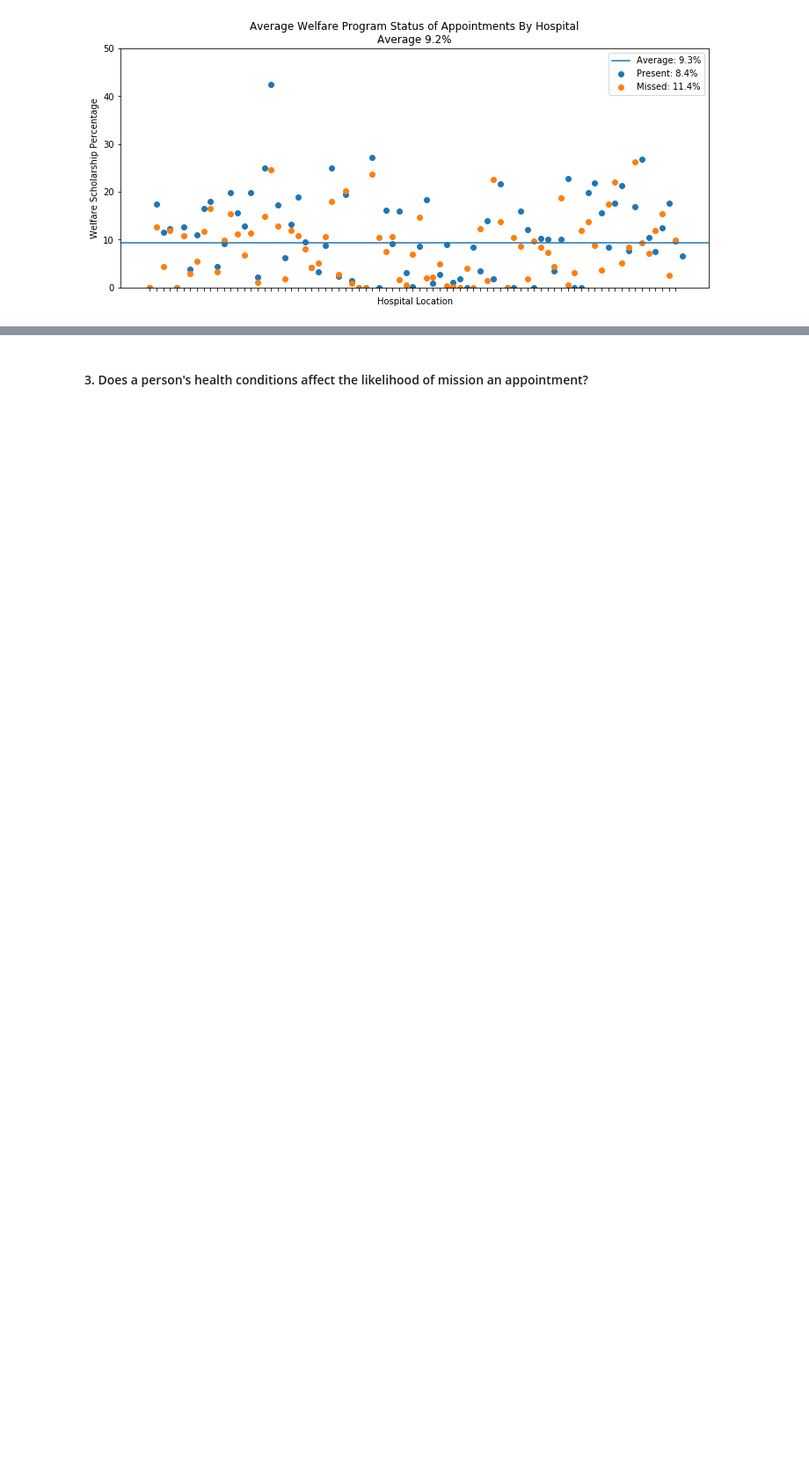
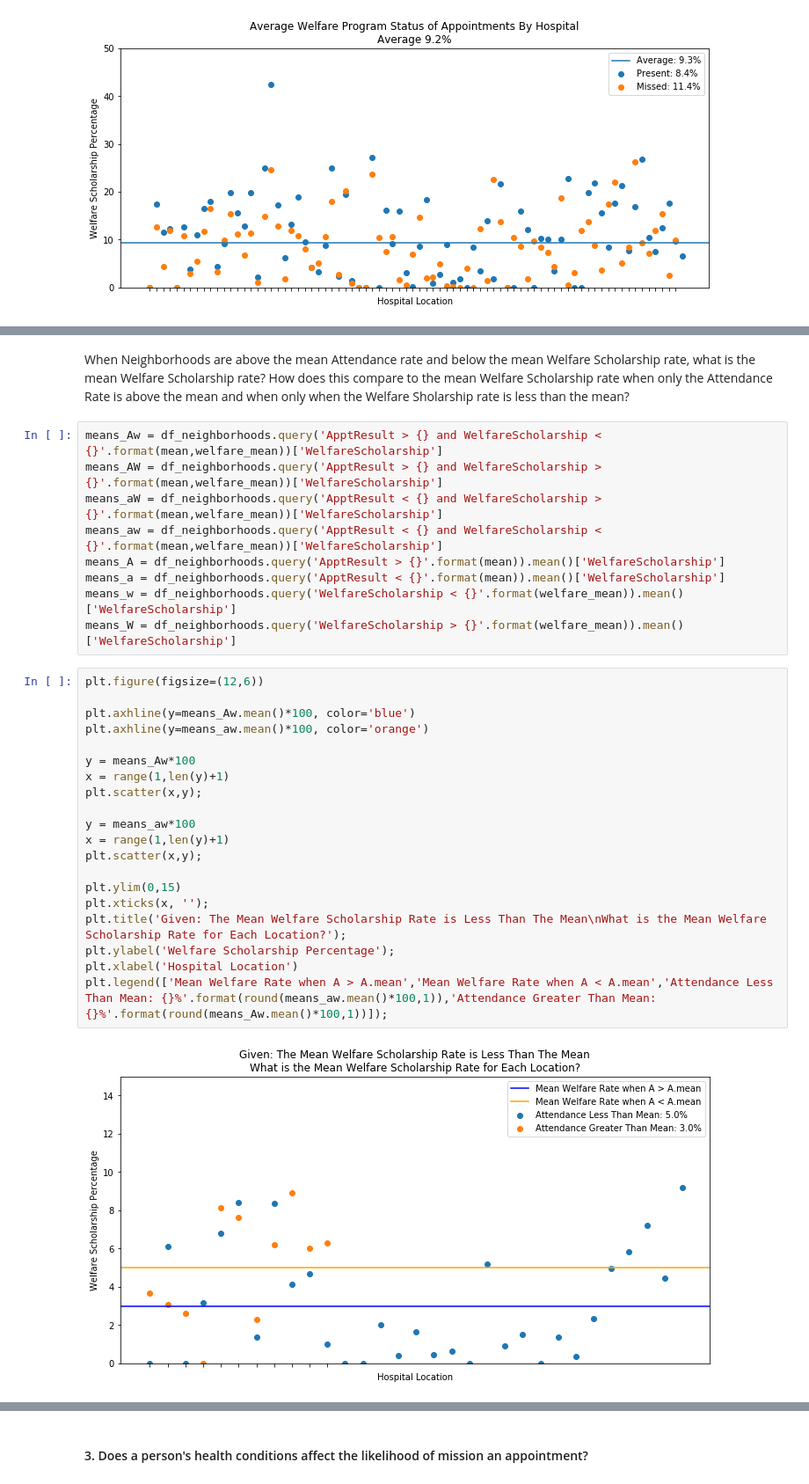
Before and after one commit to timothyshort/data_analysis, a Jupyter notebook: 03_data_analysis/project-no_show_appts/investigate-a-dataset-template.ipynb, the cells around one changed output, grey strips where cells are left out. Shown: that part at 88% size. Drawn from its saved outputs; the diff is of its cells as text; blank space fills up the shorter version.

Commit message:
Answered Q2, analyzing neighborhood and welfare status

```diff
--- a/03_data_analysis/project-no_show_appts/investigate-a-dataset-template.ipynb
+++ b/03_data_analysis/project-no_show_appts/investigate-a-dataset-template.ipynb
@@ -267,0 +250,33 @@ Compare results by location:
+# %% [markdown]
+When Neighborhoods are above the mean Attendance rate and below the mean Welfare Scholarship rate, what is the mean Welfare Scholarship rate? How does this compare to the mean Welfare Scholarship rate when only the Attendance Rate is above the mean and when only when the Welfare Sholarship rate is less than the mean?
+# %%
+means_Aw = df_neighborhoods.query('ApptResult > {} and WelfareScholarship < {}'.format(mean,welfare_mean))['WelfareScholarship']
+means_AW = df_neighborhoods.query('ApptResult > {} and WelfareScholarship > {}'.format(mean,welfare_mean))['WelfareScholarship']
+means_aW = df_neighborhoods.query('ApptResult < {} and WelfareScholarship > {}'.format(mean,welfare_mean))['WelfareScholarship']
+means_aw = df_neighborhoods.query('ApptResult < {} and WelfareScholarship < {}'.format(mean,welfare_mean))['WelfareScholarship']
+means_A = df_neighborhoods.query('ApptResult > {}'.format(mean)).mean()['WelfareScholarship']
+means_a = df_neighborhoods.query('ApptResult < {}'.format(mean)).mean()['WelfareScholarship']
+means_w = df_neighborhoods.query('WelfareScholarship < {}'.format(welfare_mean)).mean()['WelfareScholarship']
+means_W = df_neighborhoods.query('WelfareScholarship > {}'.format(welfare_mean)).mean()['WelfareScholarship']
+# %%
+plt.figure(figsize=(12,6))
+
+plt.axhline(y=means_Aw.mean()*100, color='blue')
+plt.axhline(y=means_aw.mean()*100, color='orange')
+
+y = means_Aw*100
+x = range(1,len(y)+1)
+plt.scatter(x,y);
+
+y = means_aw*100
+x = range(1,len(y)+1)
+plt.scatter(x,y);
+
+plt.ylim(0,15)
+plt.xticks(x, '');
+plt.title('Given: The Mean Welfare Scholarship Rate is Less Than The Mean\nWhat is the Mean Welfare Scholarship Rate for Each Location?');
+plt.ylabel('Welfare Scholarship Percentage');
+plt.xlabel('Hospital Location')
+plt.legend(['Mean Welfare Rate when A > A.mean','Mean Welfare Rate when A < A.mean','Attendance Less Than Mean: {}%'.format(round(means_aw.mean()*100,1)),'Attendance Greater Than Mean: {}%'.format(round(means_Aw.mean()*100,1))]);
+# %% [output]
+[figure, added]
```
Also changed, not shown: parts of 5 cells of this notebook.
